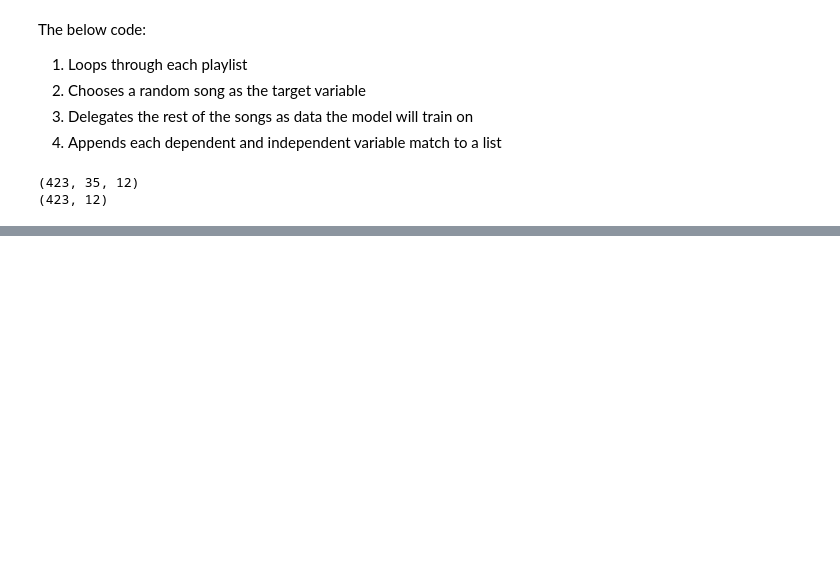
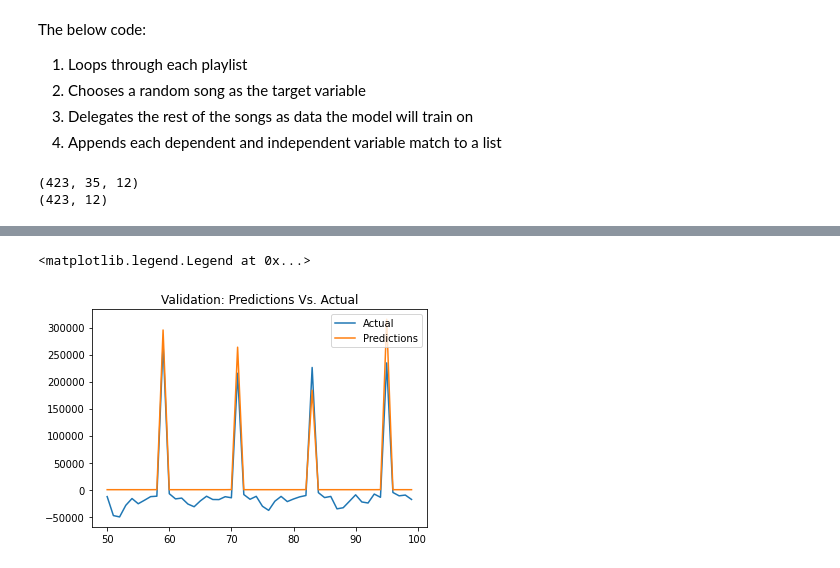
Before and after one commit to EricCallaway/Music_Recommendation_Application, a Jupyter notebook: training_model/RNN_recommendation.ipynb, the cells around one changed output, grey strips where cells are left out. Drawn from its saved outputs; the diff is of its cells as text; code cells hidden in the pictures; blank space fills up the shorter version.

```diff
--- a/training_model/RNN_recommendation.ipynb
+++ b/training_model/RNN_recommendation.ipynb
@@ -170,0 +230,4 @@ Epoch 3/3
+# %%
+val_predictions = model.predict(X_val).flatten()
+val_results = pd.DataFrame(data={'Validation Predictions':val_predictions.ravel(), 'Actuals':y_val.ravel()})
+val_results
@@ -170,0 +248,8 @@ Epoch 3/3
+# %%
+plt.plot(val_results['Validation Predictions'][50:100])
+plt.plot(val_results['Actuals'][50:100])
+plt.title('Validation: Predictions Vs. Actual')
+plt.legend(["Actual", "Predictions"])
+# %% [output]
+<matplotlib.legend.Legend at 0x...>
+[figure, added]
```
Also changed, not shown: parts of 18 cells of this notebook.
